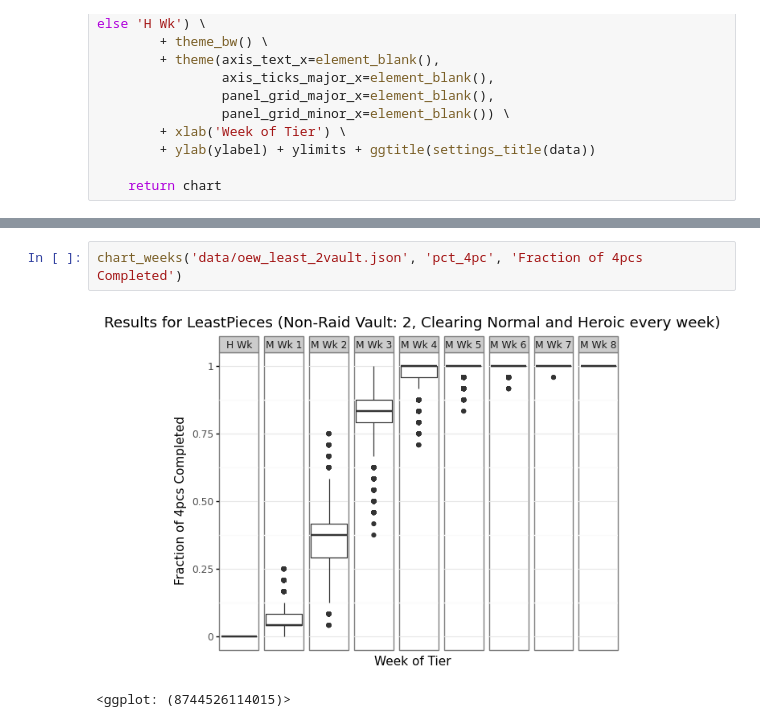
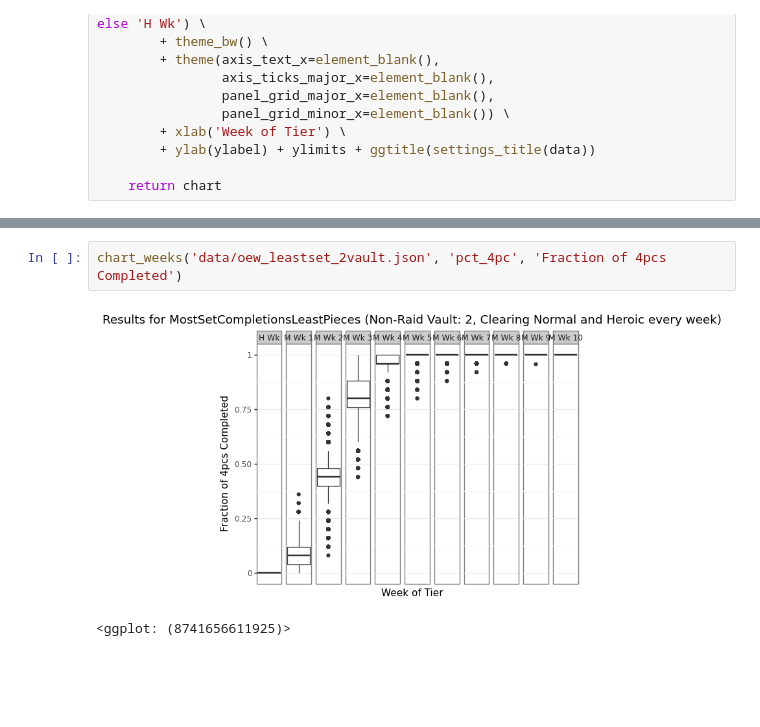
Before and after one commit to emallson/tier-set-acquisition, a Jupyter notebook: analysis/Starter.ipynb, the cells around one changed output, grey strips where cells are left out. Drawn from its saved outputs; the diff is of its cells as text; blank space fills up the shorter version.

```diff
--- a/analysis/Starter.ipynb
+++ b/analysis/Starter.ipynb
@@ -91,8 +91,8 @@ chart_weeks('data/oew_mostset_3vault.json', 'pct_4pc', 'Fraction of 4pcs Complet
 # %%
-chart_weeks('data/oew_least_2vault.json', 'pct_4pc', 'Fraction of 4pcs Completed')
+chart_weeks('data/oew_leastset_2vault.json', 'pct_4pc', 'Fraction of 4pcs Completed')
 # %% [output]
-[figure, old version]
+[figure, new version]
-<ggplot: (8744526114015)>
+<ggplot: (8741656611925)>
 # %%
 chart_weeks('data/oew_leastset_3vault.json', 'pct_2pc', 'Fraction of 2pcs Completed')
 # %% [output]
```
Also changed, not shown: parts of 17 cells of this notebook, 2 other files.
